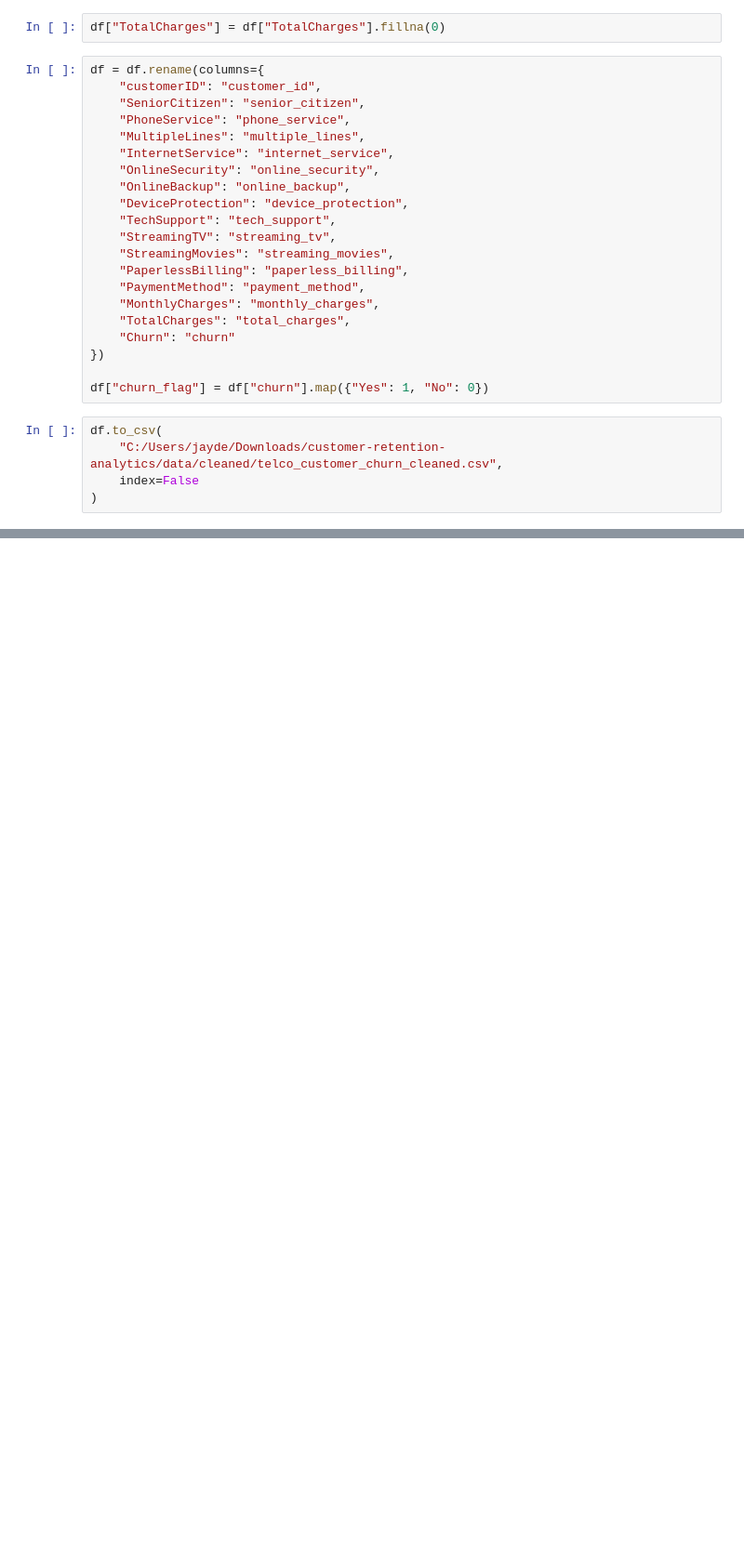
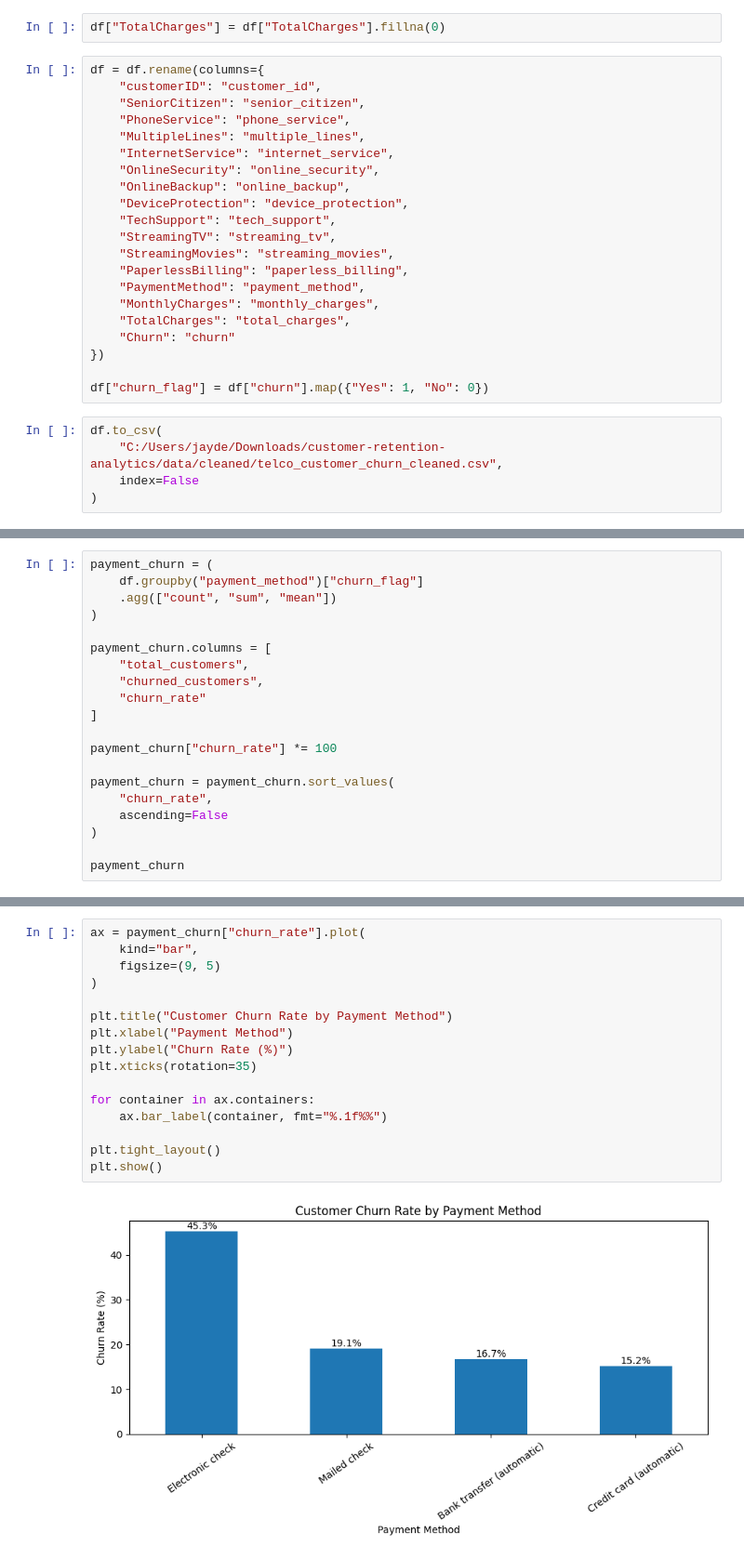
Before and after one commit to jdpatel1634/customer-retention-analytics, a Jupyter notebook: notebooks/01_data_cleaning_eda.ipynb, the cells around one changed output, grey strips where cells are left out. Shown at 93% size. Saved outputs shown, nothing was run; the diff lists cells and outputs as text; blank space fills up the shorter version.

```diff
--- a/notebooks/01_data_cleaning_eda.ipynb
+++ b/notebooks/01_data_cleaning_eda.ipynb
@@ -79,0 +256,20 @@ df.to_csv(
+# %%
+payment_churn = (
+    df.groupby("payment_method")["churn_flag"]
+    .agg(["count", "sum", "mean"])
+)
+
+payment_churn.columns = [
+    "total_customers",
+    "churned_customers",
+    "churn_rate"
+]
+
+payment_churn["churn_rate"] *= 100
+
+payment_churn = payment_churn.sort_values(
+    "churn_rate",
+    ascending=False
+)
+
+payment_churn
@@ -79,0 +283,18 @@ df.to_csv(
+# %%
+ax = payment_churn["churn_rate"].plot(
+    kind="bar",
+    figsize=(9, 5)
+)
+
+plt.title("Customer Churn Rate by Payment Method")
+plt.xlabel("Payment Method")
+plt.ylabel("Churn Rate (%)")
+plt.xticks(rotation=35)
+
+for container in ax.containers:
+    ax.bar_label(container, fmt="%.1f%%")
+
+plt.tight_layout()
+plt.show()
+# %% [output]
+[figure, added]
```
Also changed, not shown: parts of 27 cells of this notebook.
